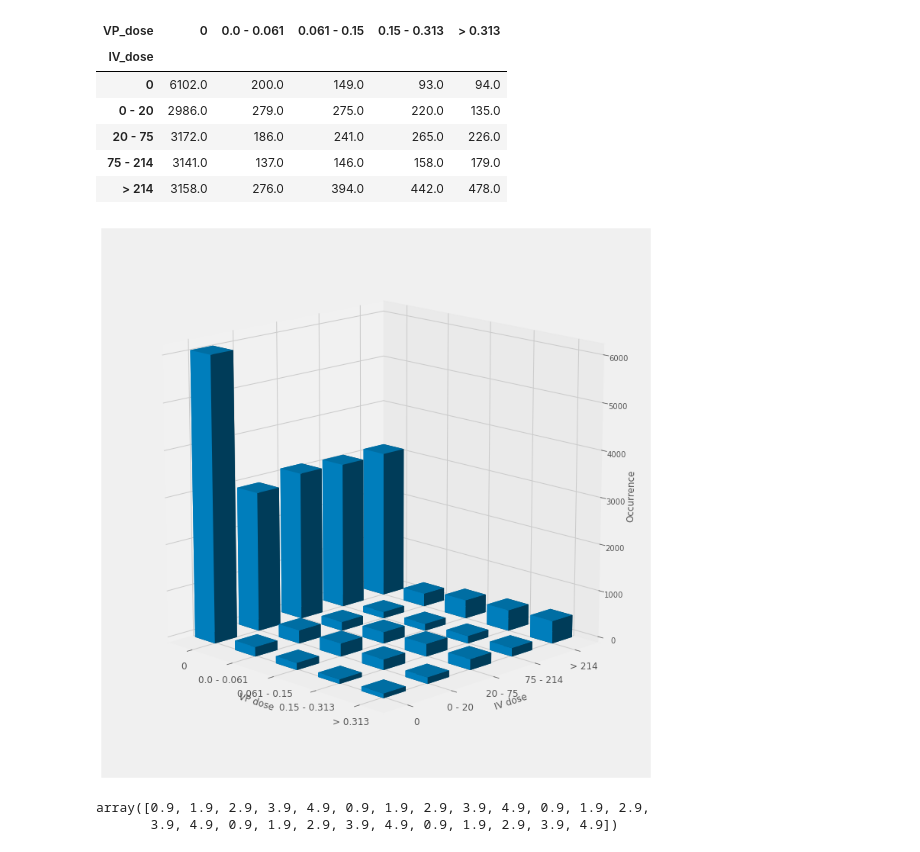
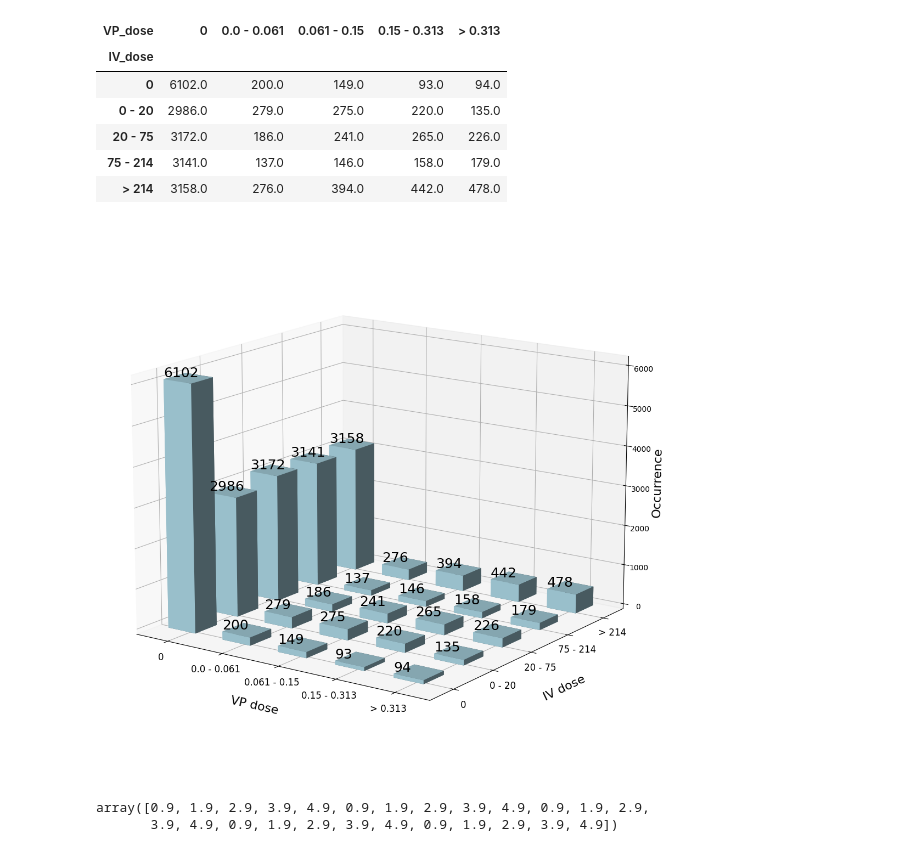
Before and after one commit to faaizT/CausalTwinAssessment, a Jupyter notebook: Hypothesis testing analysis (updated).ipynb, the cells around one changed output. Saved outputs shown, nothing was run; the diff lists cells and outputs as text; code cells hidden in the pictures.

Commit message:
Updated the plots to make them paper appropriate

```diff
--- a/Hypothesis testing analysis (updated).ipynb
+++ b/Hypothesis testing analysis (updated).ipynb
@@ -381,0 +480,16 @@ pulse_trajec_actions = pd.read_csv(f"{hyp_test_dir}/sim_trajec_actions.csv", con
+# %%
+action_trajec = [3,2,3,3]
+initial_x = [1,1,1,1]
+gender = 1
+age = 3
+icustayids_filtered = trajec_actions.loc[trajec_actions['x_t'].apply(lambda x: x == initial_x) & trajec_actions['actions'].apply(lambda x: x == action_trajec) & (trajec_actions['gender']==gender) & (trajec_actions['age']==age), 'icustay_id']
+x = range(5)
+fig, axs = plt.subplots(1, 1, figsize=(11,5))
+plot_icustayid("DiaBP", icustayids_filtered, axs)
+axs.axvspan(1, 2, alpha=0.3, color='gray', label="IV fluid (150 mL) administered")
+plt.xlabel("Time (hr)")
+plt.ylabel("Calcium")
+plt.title("High plausibility")
+# plt.ylim([55,110])
+# plt.ylim([2000,4000])
+plt.legend(ncol=5, bbox_to_anchor=(1,-0.15), fontsize=16, prop={'size': 11})
@@ -697,7 +814,6 @@ pivot_table
 | 75 - 214 | 3141.0 | 137.0 | 146.0 | 158.0 | 179.0 |
 | > 214 | 3158.0 | 276.0 | 394.0 | 442.0 | 478.0 |
 # %%
-%matplotlib inline
 from mpl_toolkits.mplot3d import Axes3D
 import matplotlib.pyplot as plt
 import numpy as np
@@ -710,39 +826,47 @@ column_names = observational_data['VP_dose'].unique()
 column_names.sort()
 row_names = observational_data['IV_dose'].unique()
 row_names.sort()
 
 fig, ax = plt.subplots(figsize = (10,10))
-ax = Axes3D(fig, elev=15, azim=-45)
+ax = Axes3D(fig, elev=15, azim=-55)
 
 lx= len(data[0])            # Work out matrix dimensions
 ly= len(data[:,0])
 xpos = np.arange(0,lx,1)    # Set up a mesh of positions
 ypos = np.arange(0,ly,1)
 xpos, ypos = np.meshgrid(xpos +0.25, ypos+0.25)
 
 xpos = xpos.flatten()   # Convert positions to 1D array
 ypos = ypos.flatten()
 zpos = np.zeros(lx*ly)
 
 dx = 0.5 * np.ones_like(zpos)
 dy = dx.copy()
 dz = data.flatten()
 
 # cs = ['r', 'g', 'b', 'y', 'c'] * ly
 
-ax.bar3d(xpos,ypos,zpos, dx, dy, dz)
+# ax.bar3d(xpos,ypos,zpos, dx, dy, dz, color=sns.color_palette("mako", 100)[99])
+ax.bar3d(xpos,ypos,zpos, dx, dy, dz, color="lightblue")
+for x,y,z in zip(xpos,ypos,dz):
+    ax.text(x,y,z,'%2.0f'%z, horizontalalignment='left', verticalalignment='bottom', fontsize=18)
+
 
 #sh()
 # ax.w_xaxis.set_ticklabels(column_names)
 plt.xticks(np.arange(0.5, 5, 1), column_names, fontsize=12)
 # ax.w_yaxis.set_ticklabels(row_names)
 plt.yticks(np.arange(0.5, 5, 1), row_names, fontsize=12)
-ax.set_xlabel('VP dose', fontsize=12)
-ax.set_ylabel('IV dose', fontsize=12)
-ax.set_zlabel('Occurrence', fontsize=12)
+ax.set_zticks(np.array([0,1,2,3,4,5,6])*1000)
+ax.set_xlabel('VP dose', fontsize=16, color='black')
+ax.set_ylabel('IV dose', fontsize=16, color='black')
+ax.set_zlabel('Occurrence', fontsize=16, color='black')
+ax.xaxis.labelpad=20
+ax.yaxis.labelpad=20
+plt.style.use("default")
 plt.show()
 # %% [output]
-[figure, old version]
+[figure, new version]
 # %%
 lx= len(data[0])            # Work out matrix dimensions
 ly= len(data[:,0])
```
Also changed, not shown: parts of 8 cells of this notebook, 1 other file.
